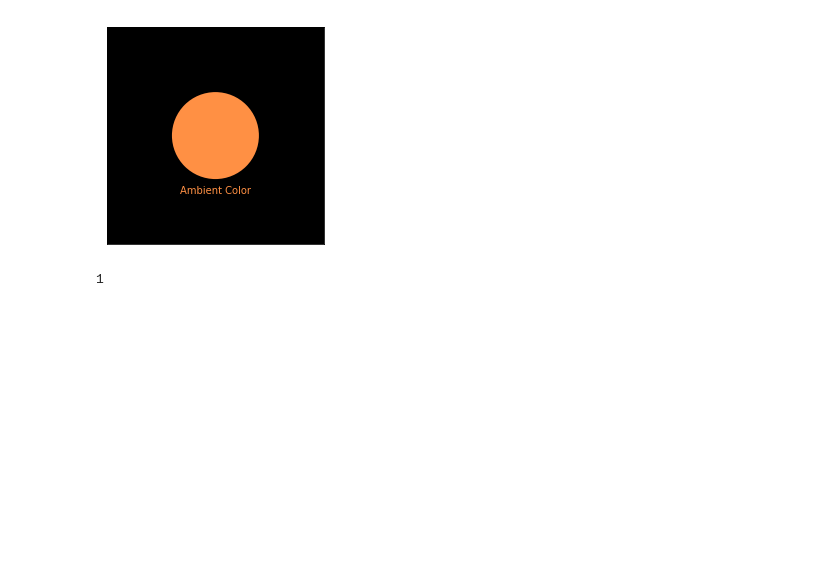
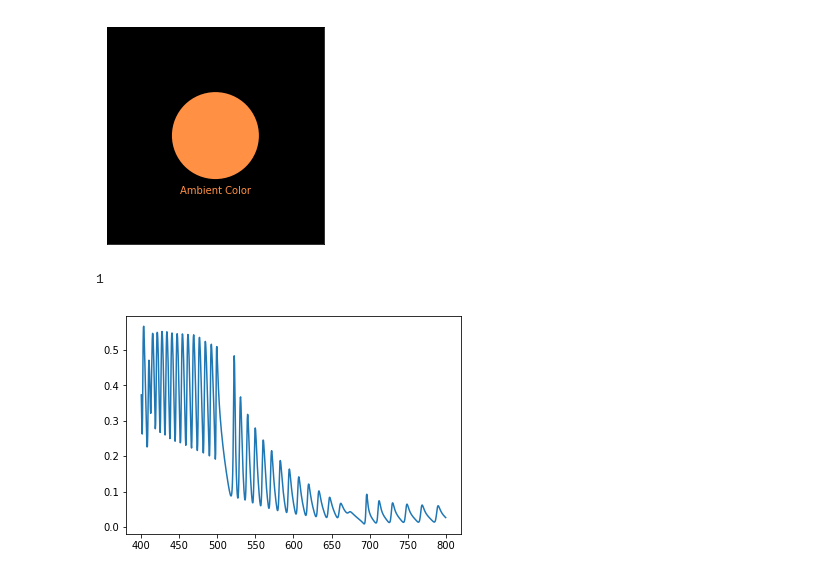
Before and after one commit to FoleyLab/wptherml_v1.0.0, a Jupyter notebook: Example1.ipynb, the cells around one changed output. Saved outputs shown, nothing was run; the diff lists cells and outputs as text; code cells hidden in the pictures; blank space fills up the shorter version.

```diff
--- a/Example1.ipynb
+++ b/Example1.ipynb
@@ -121,3 +121,59 @@ gold_glass.ambient_color()
 # %% [output]
 [figure]
 1
+# %%
+from wptherml.wpml import multilayer
+from matplotlib import pyplot as plt
+import numpy as np
+d1 = 500e-9/(2*1.45)
+d2 = 500e-9/(2*1.9)
+structure = {
+        'Temperature': 300,
+        ### actual materials the structure is made from
+        ### values are stored in the attribute self.n
+        'Material_List': ['Air', 'Au', 'SiO2', 'AlN', 'SiO2', 'AlN', 'SiO2', 'AlN', 'SiO2', 'AlN', 'SiO2', 'AlN', 'SiO2', 'AlN', 'SiO2', 'AlN', 'SiO2', 'AlN', 'SiO2', 'AlN', 'SiO2', 'AlN', 'SiO2', 'AlN', 'SiO2', 'AlN', 'SiO2', 'AlN', 'SiO2', 'AlN','Air'],
+        ### thickness of each layer... terminal layers must be set to zero
+        ### values are stored in attribute self.d
+        'Thickness_List': [0, 30e-9, d1, d2, d1, d2, d1, d2, d1, d2, d1, d2, d1, d2, d1, d2, d1, d2, d1, d2, d1, d2, d1, d2, d1, d2, d1, d2, d1, d2,0],
+         ### range of wavelengths optical properties will be calculated for
+         ### values are stored in the array self.lam
+        'Lambda_List': [400e-9, 800e-9, 1000]
+        }
+
+t = multilayer(structure)
+t.layer_static_ri(2, 3.7)
+t.layer_static_ri(3, 3.0)
+t.layer_static_ri(4, 3.7)
+t.layer_static_ri(5, 3.0)
+t.layer_static_ri(6, 3.7)
+t.layer_static_ri(7, 3.0)
+t.layer_static_ri(8, 3.7)
+t.layer_static_ri(9, 3.0)
+t.layer_static_ri(10, 3.7)
+t.layer_static_ri(11, 3.0)
+t.layer_static_ri(12, 3.7)
+t.layer_static_ri(13, 3.0)
+t.layer_static_ri(14, 3.7)
+t.layer_static_ri(15, 3.0)
+t.layer_static_ri(16, 3.7)
+t.layer_static_ri(17, 3.0)
+t.layer_static_ri(18, 3.7)
+t.layer_static_ri(19, 3.0)
+t.layer_static_ri(20, 3.7)
+t.layer_static_ri(21, 3.0)
+t.layer_static_ri(22, 3.7)
+t.layer_static_ri(23, 3.0)
+t.layer_static_ri(24, 3.7)
+t.layer_static_ri(25, 3.0)
+t.layer_static_ri(26, 3.7)
+t.layer_static_ri(27, 3.0)
+t.layer_static_ri(28, 3.7)
+t.layer_static_ri(29, 3.0)
+t.theta = 30*np.pi/180
+t.fresnel()
+
+
+plt.plot(t.lambda_array*1e9, t.emissivity_array)
+plt.show()
+# %% [output]
+[figure, added]
```
Also changed, not shown: 43 other files.
